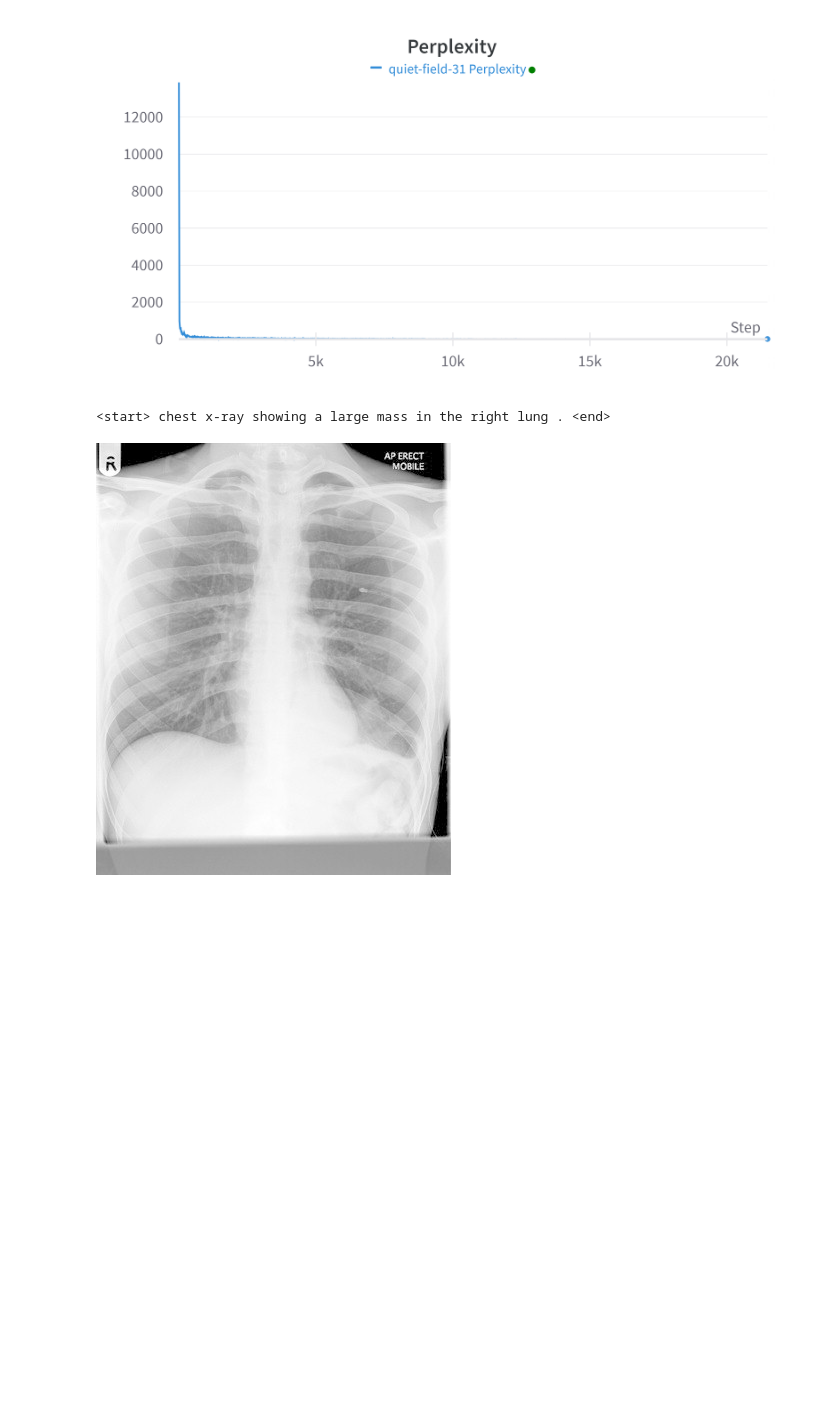
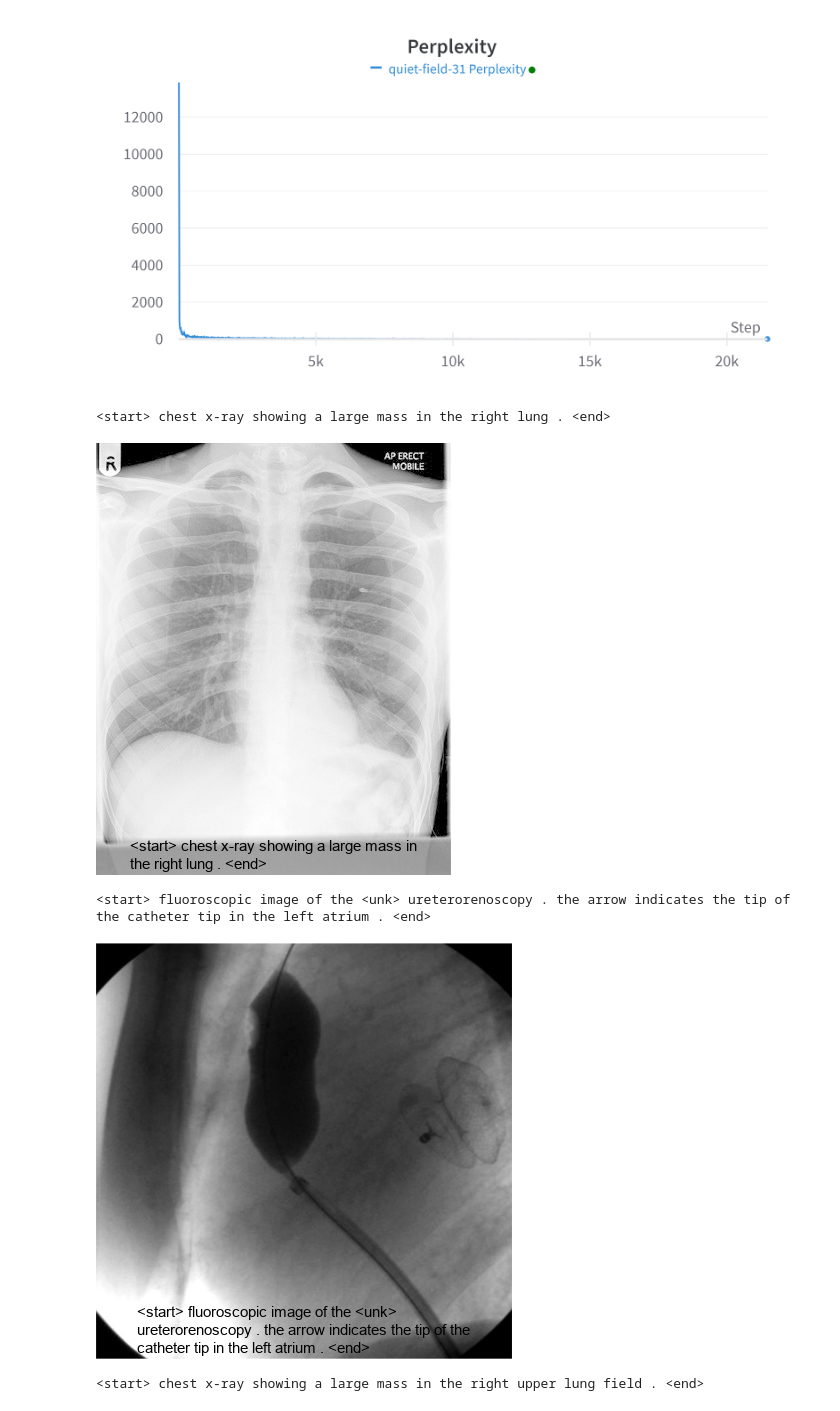
Before and after one commit to tharindu326/image-captioning, a Jupyter notebook: train_single_encoder.ipynb, the cells around one changed output. Cells and saved outputs as stored; diff of their text form; code cells hidden in the pictures; blank space fills up the shorter version.

```diff
--- a/train_single_encoder.ipynb
+++ b/train_single_encoder.ipynb
@@ -331,7 +311,7 @@ def main(
 
     # Build models
     encoder = EncoderCNN(embed_size).eval()  # eval mode (batchnorm uses moving mean/variance)
-    decoder = DecoderRNN(embed_size, hidden_size, len(vocab), num_layers)
+    decoder = DecoderRNN(embed_size, hidden_size, len(vocab), num_layers, max_seq_length=50)
     encoder = encoder.to(device)
     decoder = decoder.to(device)
 
@@ -357,22 +337,57 @@ def main(
             break
     sentence = ' '.join(sampled_caption)
 
-    # Print out the image and the generated caption
-    print(sentence)
+    return sentence
-# %%
-image = 'selected_dataset-60000/test/radiology/images/PMC3920375_gr4.jpg'
-
-encoder_path = 'models/EX1/encoder-best.ckpt'
-decoder_path = 'models/EX1/decoder-best.ckpt'
-vocab_path = 'vocab_60000.pkl'
-embed_size = 256
-hidden_size = 512
-num_layers = 1
-
-main(image, encoder_path, decoder_path, vocab_path, embed_size, hidden_size, num_layers)
-
-from IPython.display import Image, display
-display(Image(filename=image))
-# %% [output]
-<start> chest x-ray showing a large mass in the right lung . <end>
-[figure, removed]
+# %%
+from PIL import Image as PILImage
+from PIL import ImageDraw, ImageFont
+import textwrap
+
+def save_image_with_caption(image_path, caption, save_path, font_path='Arial.ttf'):
+    try:
+        image = PILImage.open(image_path)
+        draw = ImageDraw.Draw(image)
+
+        font = ImageFont.truetype(font_path, 15)
+
+        margin = 6
+        max_width = image.width - 2 * margin
+        factor = 340/45
+        wrapped_text = textwrap.fill(text=caption, width=max_width/factor)  # Adjust wrapping to your needs
+
+        # Calculate text size and position
+        text_size = draw.multiline_textsize(wrapped_text, font=font)
+        text_x = (image.width - text_size[0]) / 2
+        text_y = image.height - text_size[1] - margin
+
+        # Draw the text on the image
+        draw.multiline_text((text_x, text_y), wrapped_text, font=font, fill="black")
+
+        image.save(save_path)
+        image.show()
+    except Exception as e:
+        print(f"ERR: {e}")
+
+images = [
+    'selected_dataset-60000/test/radiology/images/PMC3920375_gr4.jpg',
+    'selected_dataset-60000/test/radiology/images/PMC3302714_AMS-6-6-976_F3.jpg',
+    'selected_dataset-60000/test/radiology/images/PMC4532002_kjim-11-1-87-11f2.jpg'
+]
+encoder_path = 'models/EX1/encoder-best.ckpt'
+decoder_path = 'models/EX1/decoder-best.ckpt'
+vocab_path = 'vocab_60000.pkl'
+embed_size = 256
+hidden_size = 512
+num_layers = 1
+
+for image in images:
+    caption = main(image, encoder_path, decoder_path, vocab_path, embed_size, hidden_size, num_layers)
+    print(caption)
+    out_path = "predicted" + image.split("/")[-1]
+    save_image_with_caption(image, caption, out_path)
+# %% [output]
+<start> chest x-ray showing a large mass in the right lung . <end>
+[figure, added]
+<start> fluoroscopic image of the <unk> ureterorenoscopy . the arrow indicates the tip of the catheter tip in the left atrium . <end>
+[figure, added]
+<start> chest x-ray showing a large mass in the right upper lung field . <end>
```
Also changed, not shown: parts of 2 cells of this notebook.
